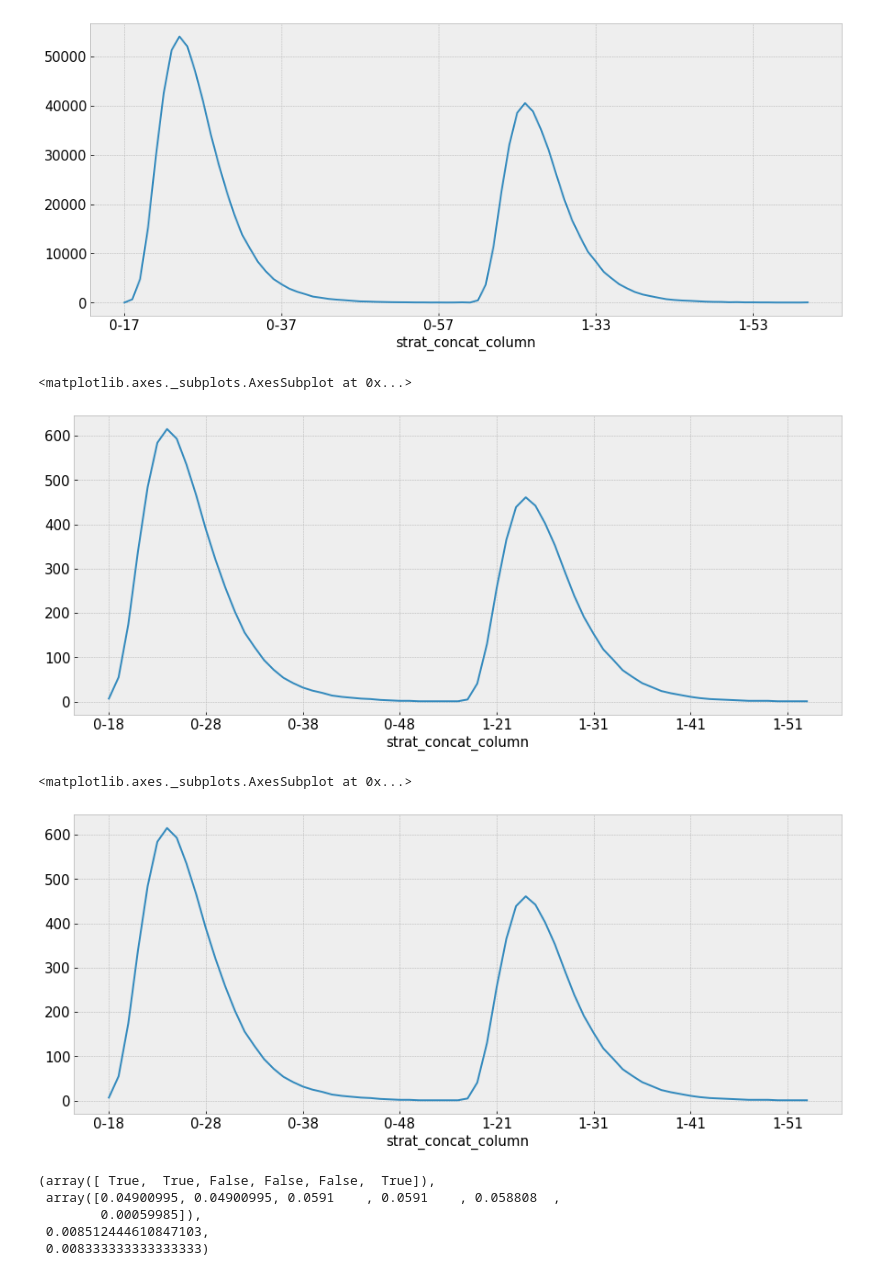
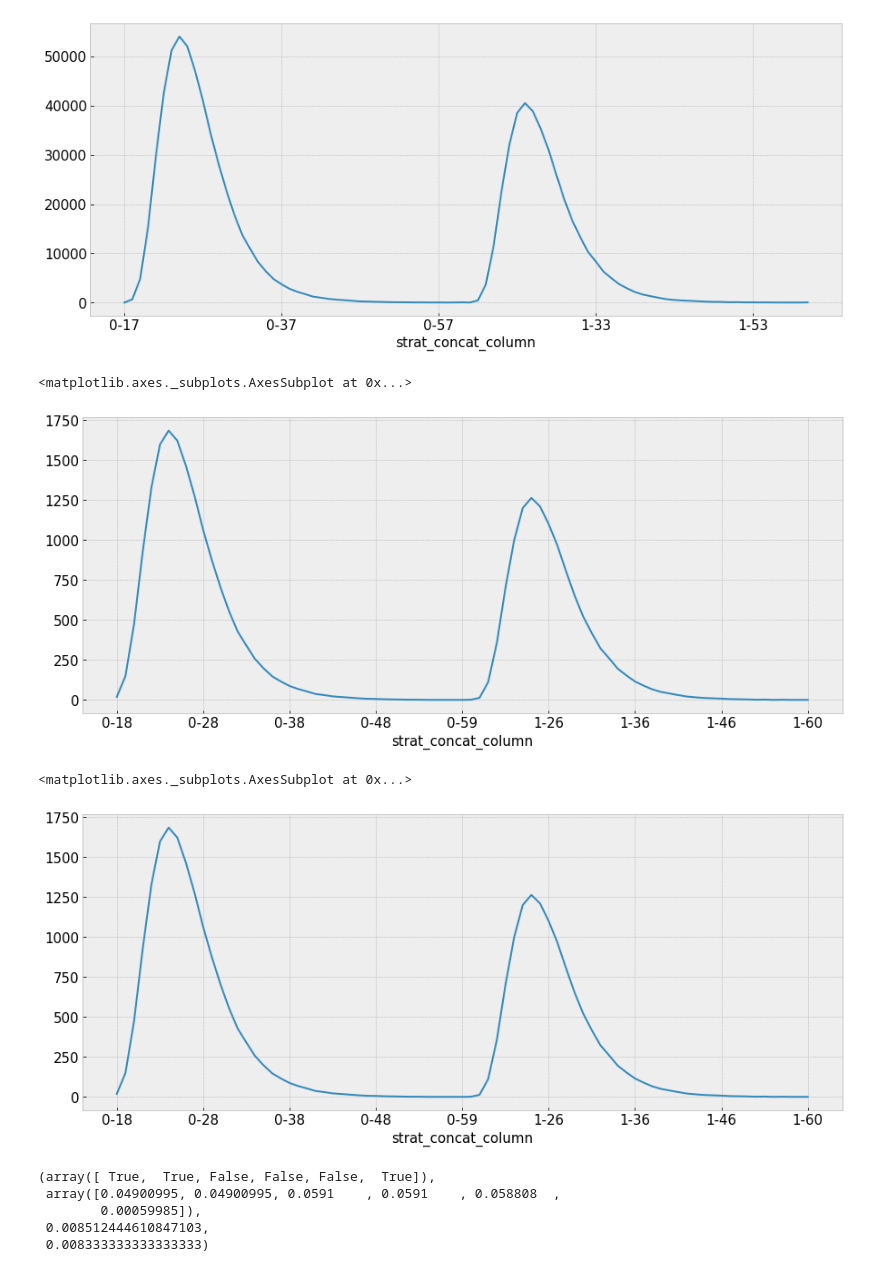
Before and after one commit to repinmihail/AB-test-pipeline, a Jupyter notebook: AB-pipline.ipynb, the cells around one changed output. Cells and saved outputs as stored; diff of their text form; code cells hidden in the pictures.

```diff
--- a/AB-pipline.ipynb
+++ b/AB-pipline.ipynb
@@ -212,12 +196,12 @@ def get_help_metrics(metric_dict):
 def get_grouped_columns(data, metric_dict, date_list):
     try:
         simple_ratio_metrics = list(get_target_metric_calc(metric_dict).keys())
-        user_metrics = list(get_help_metrics(metric_dict).keys())
-        all_metrics = list(set(simple_ratio_metrics + user_metrics))
+        help_metrics = list(get_help_metrics(metric_dict).keys())
+        all_metrics = list(set(simple_ratio_metrics + help_metrics))
     except KeyError as error:
         raise KeyError(f'Проверьте корректность наименования поля: {error}')
     column_for_grouped = [i for i in [col for col in data.columns] if i not in all_metrics + date_list]
-    df_cols = column_for_grouped + list(set(simple_ratio_metrics + user_metrics))
+    df_cols = column_for_grouped + list(set(simple_ratio_metrics + help_metrics))
     return column_for_grouped, data[df_cols]
 # %%
 column_for_grouped, df_ness_cols = get_grouped_columns(sales, metric_dict_sales_mod, ['day'])
@@ -383,7 +367,7 @@ def calc_metrics(data, metric_dict, column_for_grouped, kappa=None, is_history_d
                     agg_df = pd.merge(agg_df, user_metrics, how='left', on=column_for_grouped)
         if metric_type == 'help_metric_calc':
             for key, val in metric.items():
-                key = ''.join([i for i in key if not i.isdigit()])
+                key = key.split('_')[0]#''.join([i for i in key if not i.isdigit()])
                 if isinstance(val, list):
                     help_ratio_metrics = ratio_metric_calc(data, key, val, column_for_grouped, kappa, is_history_data, 'help', linearization_calc=False)
                     agg_df = pd.merge(agg_df, help_ratio_metrics, how='left', on=column_for_grouped)
@@ -852,7 +768,7 @@ def get_stratified_with_groups(data, group_size, weights=None, seed=None):
     control['group'] = 'control'
     pilot['group'] = 'pilot'
 
-    return pd.concat([control, pilot]).reset_index()
+    return pd.concat([control, pilot]).reset_index(drop=True)
 
 def get_stratified_groups(data, group_size, weights=None, seed=None):
     """
@@ -902,0 +819,2 @@ get_stratified_groups(calc_df_, 5000)
+# %%
+calc_df_with_groups = get_stratified_groups(calc_df_, 27382)
@@ -906,12 +832,12 @@ calc_df_.groupby(['strat_concat_column']).count().iloc[:,0].plot()
 <matplotlib.axes._subplots.AxesSubplot at 0x...>
 [figure]
 # %%
-get_stratified_groups(calc_df_, 10000).groupby(['group', 'strat_concat_column']).count().iloc[:,0]['control'].plot()
+calc_df_with_groups.groupby(['group', 'strat_concat_column']).count().iloc[:,0]['control'].plot()
 # %% [output]
 <matplotlib.axes._subplots.AxesSubplot at 0x...>
-[figure, old version]
+[figure, new version]
 # %%
-get_stratified_groups(calc_df_, 10000).groupby(['group', 'strat_concat_column']).count().iloc[:,0]['pilot'].plot()
+calc_df_with_groups.groupby(['group', 'strat_concat_column']).count().iloc[:,0]['pilot'].plot()
 # %% [output]
 <matplotlib.axes._subplots.AxesSubplot at 0x...>
-[figure, old version]
+[figure, new version]
```
Also changed, not shown: parts of 23 cells of this notebook.
